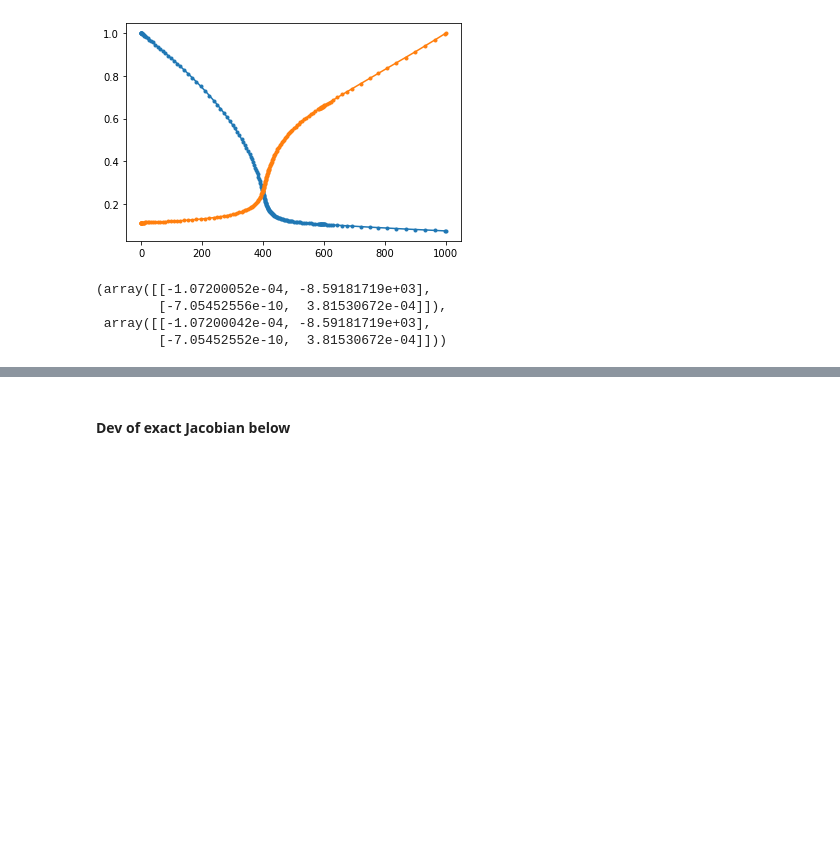
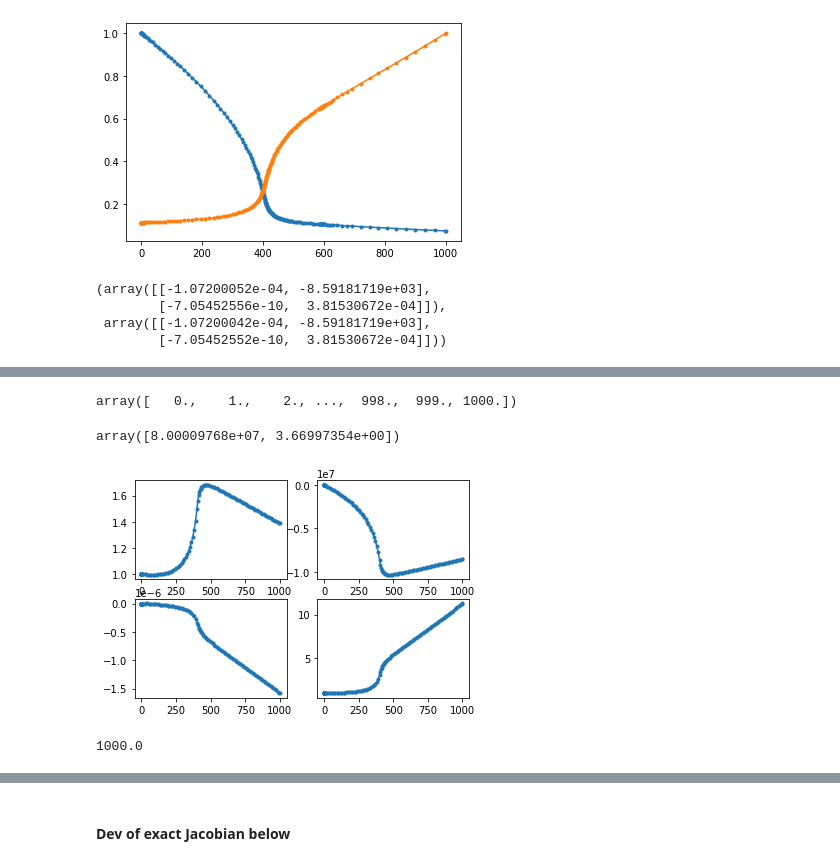
Before and after one commit to fredriclam/conduit-qss, a Jupyter notebook: data_inspector.ipynb, the cells around one changed output, grey strips where cells are left out. Cells and saved outputs as stored; diff of their text form; code cells hidden in the pictures; blank space fills up the shorter version.

Commit message:
Add Newton QSS solver, optimized QSS subroutines

```diff
--- a/data_inspector.ipynb
+++ b/data_inspector.ipynb
@@ -440,3 +435,14 @@ _numjacs[0,...], _JJ[0,...]
         [-7.05452556e-10,  3.81530672e-04]]),
  array([[-1.07200042e-04, -8.59181719e+03],
         [-7.05452552e-10,  3.81530672e-04]]))
+# %%
+q5_interp_raw = scipy.interpolate.PchipInterpolator(split_solver.x,
+                                        split_solver.q5,
+                                        extrapolate=True,
+                                        axis=1)
+
+def q5_interp_scalar(xq):
+  ''' Scalar returns'''
+  return np.where(xq <= x.max(),
+                  q5_interp_raw(xq),
+                  q5_interp_raw(x.max()))
@@ -442,0 +453,2 @@ _numjacs[0,...], _JJ[0,...]
+# %%
+split_solver.Nt = 10
@@ -442,0 +517,53 @@ _numjacs[0,...], _JJ[0,...]
+# %%
+split_solver.x
+# %% [output]
+array([   0.,    1.,    2., ...,  998.,  999., 1000.])
+# %%
+split_solver.q2[:,0]
+# %% [output]
+array([8.00009768e+07, 3.66997354e+00])
+# %%
+# Initial condition sensitivity propagation
+def RHS_and_jac(x, Q, q5_interp):
+  q2, qsens = Q[0:2], np.reshape(Q[2:], (2,2))
+  f = split_solver.time_indep_RHS(x, q2, q5_interp)
+  # TEMP: local eval (should re-use instead)
+  _, yWv, yWt, yC, yF = q5_interp(x)
+  p = q2[0]
+  u = q2[1]
+  fJac = split_solver.RHS_jac(np.array([p]),
+                              np.array([u]),
+                              np.array([yWv]),
+                              np.array([yWt]),
+                              np.array([yC]),
+                              np.array([yF]))
+  return np.concatenate((f,
+                         np.einsum("lij, jk -> ik", fJac, qsens).flatten()))
+
+# y, Y1, Y2
+Q0 = np.array([*split_solver.q2[:,0], 1.0, 0.0, 0.0, 1.0])
+Q0[1] = 10.0
+soln = scipy.integrate.solve_ivp(lambda x, Q: RHS_and_jac(x, Q, q5_interp_scalar),
+                                 (0, 1000),
+                                 Q0, max_step=10,
+                                 method="BDF",)
+
+for i in range(4):
+  plt.subplot(2,2,i+1)
+  plt.plot(soln.t, soln.y[i+2].T, '.-')
+# %% [output]
+[figure, added]
+# %%
+_soln = scipy.integrate.solve_ivp(lambda x, q: split_solver.time_indep_RHS(
+                                              x, q, q5_interp_scalar, is_debug_mode=False),
+                                  coarse_mesh[[0,-1]],
+                                  np.array([80e6, u0_guess]),
+                                  method="BDF",
+                                  dense_output=True,
+                                  max_step=np.inf,
+                                  rtol=1e-6,
+                                  atol=1e-8,
+                                  events=[event_isothermal_choked,])
+_soln.t.max()
+# %% [output]
+1000.0
```
Also changed, not shown: parts of 48 cells of this notebook, 2 other files.
